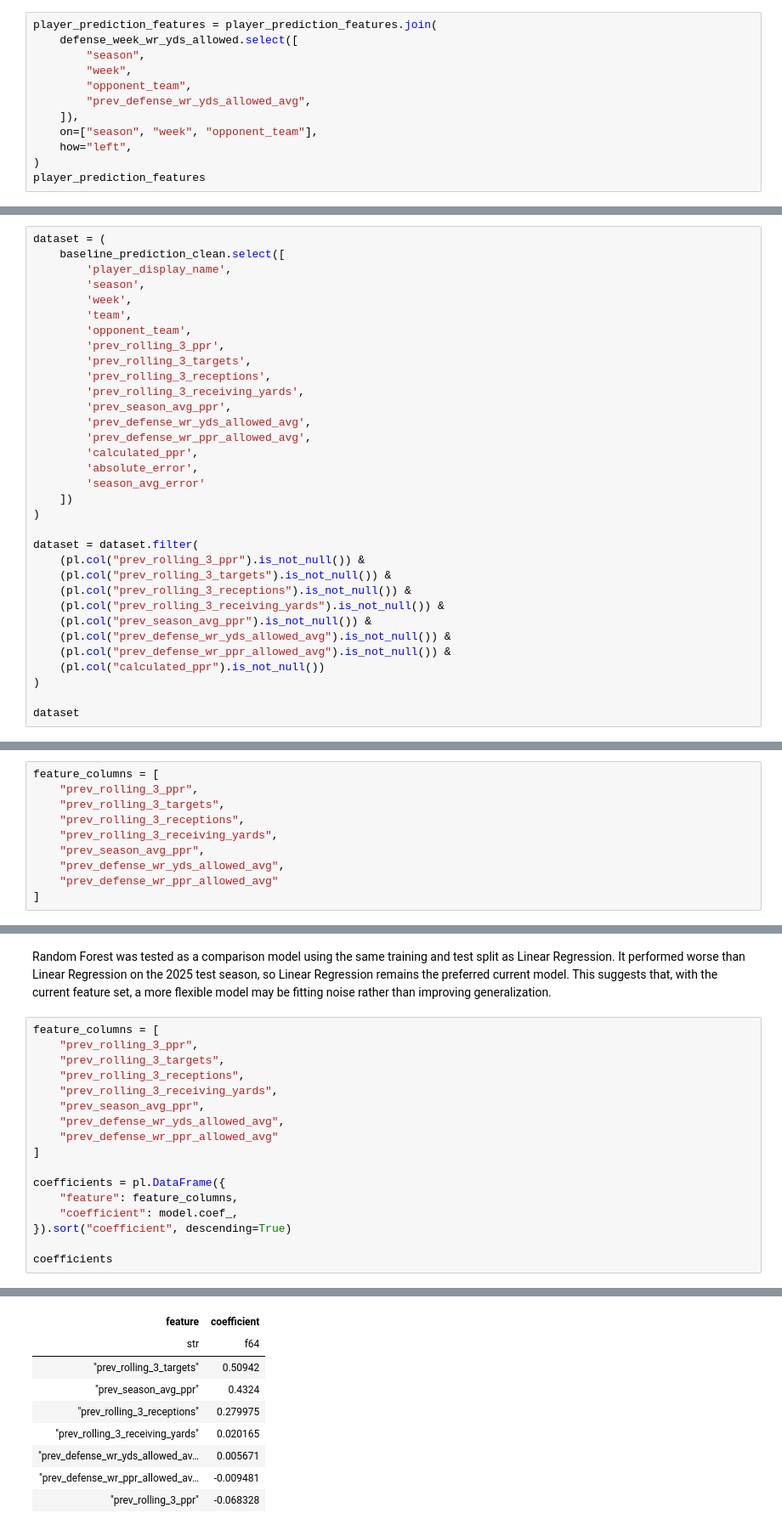
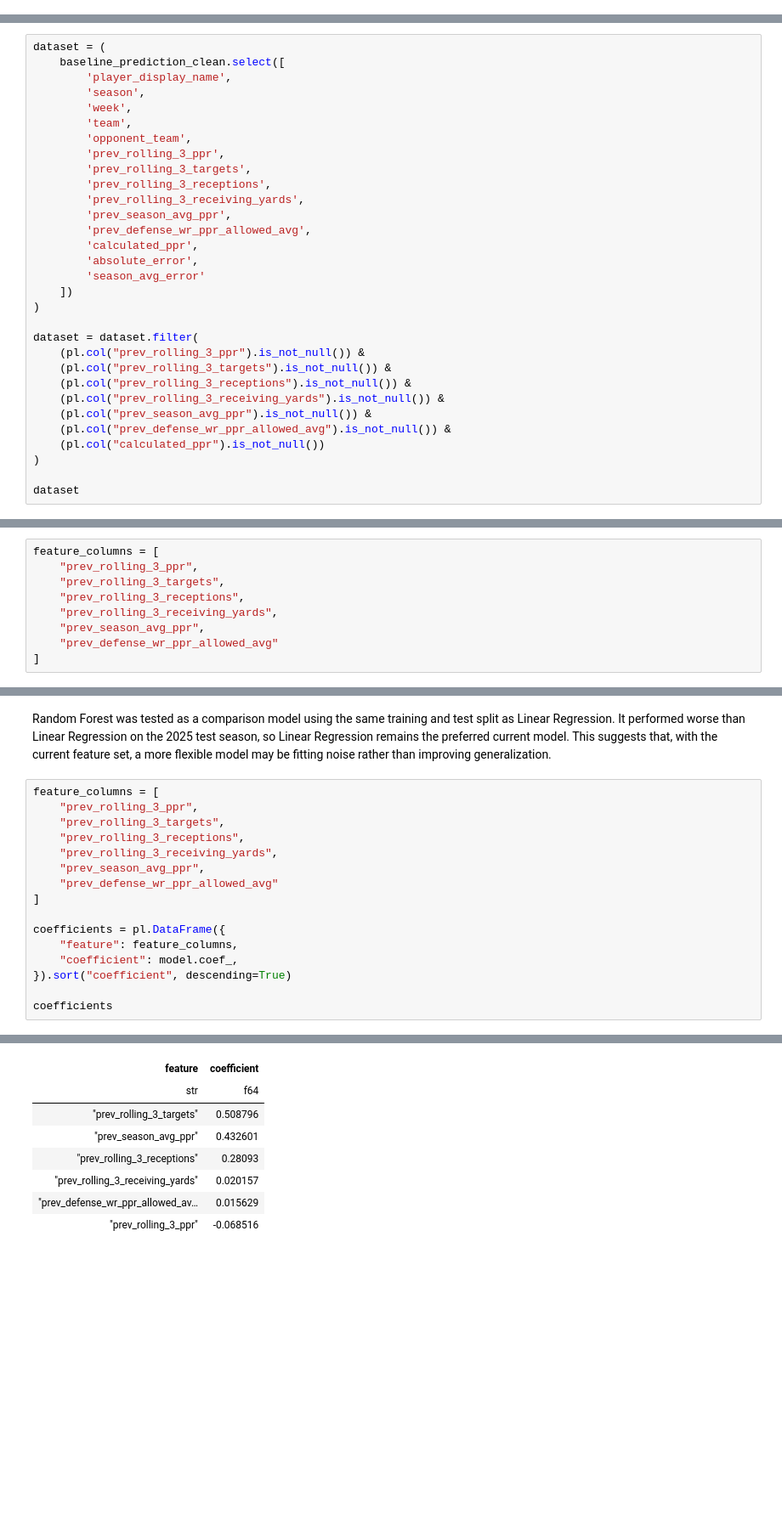
Before and after one commit to samarthsarda9/fantasy-football-project, a Jupyter notebook: notebooks/03_further_engineering.ipynb, the cells around one changed output, grey strips where cells are left out. Shown at 85% size. Drawn from its saved outputs; the diff is of its cells as text; blank space fills up the shorter version.

```diff
--- a/notebooks/03_further_engineering.ipynb
+++ b/notebooks/03_further_engineering.ipynb
@@ -289,12 +210,0 @@ shape: (17, 5)
-# %%
-player_prediction_features = player_prediction_features.join(
-    defense_week_wr_yds_allowed.select([
-        "season",
-        "week",
-        "opponent_team",
-        "prev_defense_wr_yds_allowed_avg",
-    ]),
-    on=["season", "week", "opponent_team"],
-    how="left",
-)
-player_prediction_features
@@ -367,7 +262,6 @@ dataset = (
         'prev_rolling_3_receptions',
         'prev_rolling_3_receiving_yards',
         'prev_season_avg_ppr',
-        'prev_defense_wr_yds_allowed_avg',
         'prev_defense_wr_ppr_allowed_avg',
         'calculated_ppr',
         'absolute_error',
@@ -381,7 +275,6 @@ dataset = dataset.filter(
     (pl.col("prev_rolling_3_receptions").is_not_null()) &
     (pl.col("prev_rolling_3_receiving_yards").is_not_null()) &
     (pl.col("prev_season_avg_ppr").is_not_null()) &
-    (pl.col("prev_defense_wr_yds_allowed_avg").is_not_null()) &
     (pl.col("prev_defense_wr_ppr_allowed_avg").is_not_null()) &
     (pl.col("calculated_ppr").is_not_null())
 )
@@ -449,7 +342,6 @@ feature_columns = [
     "prev_rolling_3_receptions",
     "prev_rolling_3_receiving_yards",
     "prev_season_avg_ppr",
-    "prev_defense_wr_yds_allowed_avg",
     "prev_defense_wr_ppr_allowed_avg"
 ]
 # %%
@@ -633,7 +525,6 @@ feature_columns = [
     "prev_rolling_3_receptions",
     "prev_rolling_3_receiving_yards",
     "prev_season_avg_ppr",
-    "prev_defense_wr_yds_allowed_avg",
     "prev_defense_wr_ppr_allowed_avg"
 ]
 
@@ -648,12 +539,11 @@ shape: (7, 2)
 | feature | coefficient |
 | str | f64 |
-| "prev_rolling_3_targets" | 0.50942 |
-| "prev_season_avg_ppr" | 0.4324 |
-| "prev_rolling_3_receptions" | 0.279975 |
-| "prev_rolling_3_receiving_yards" | 0.020165 |
-| "prev_defense_wr_yds_allowed_av… | 0.005671 |
-| "prev_defense_wr_ppr_allowed_av… | -0.009481 |
-| "prev_rolling_3_ppr" | -0.068328 |
+| "prev_rolling_3_targets" | 0.508796 |
+| "prev_season_avg_ppr" | 0.432601 |
+| "prev_rolling_3_receptions" | 0.28093 |
+| "prev_rolling_3_receiving_yards" | 0.020157 |
+| "prev_defense_wr_ppr_allowed_av… | 0.015629 |
+| "prev_rolling_3_ppr" | -0.068516 |
 # %%
 rf_feature_importance = pl.DataFrame({
     "feature": feature_columns,
```
Also changed, not shown: parts of 13 cells of this notebook, 2 other files.
